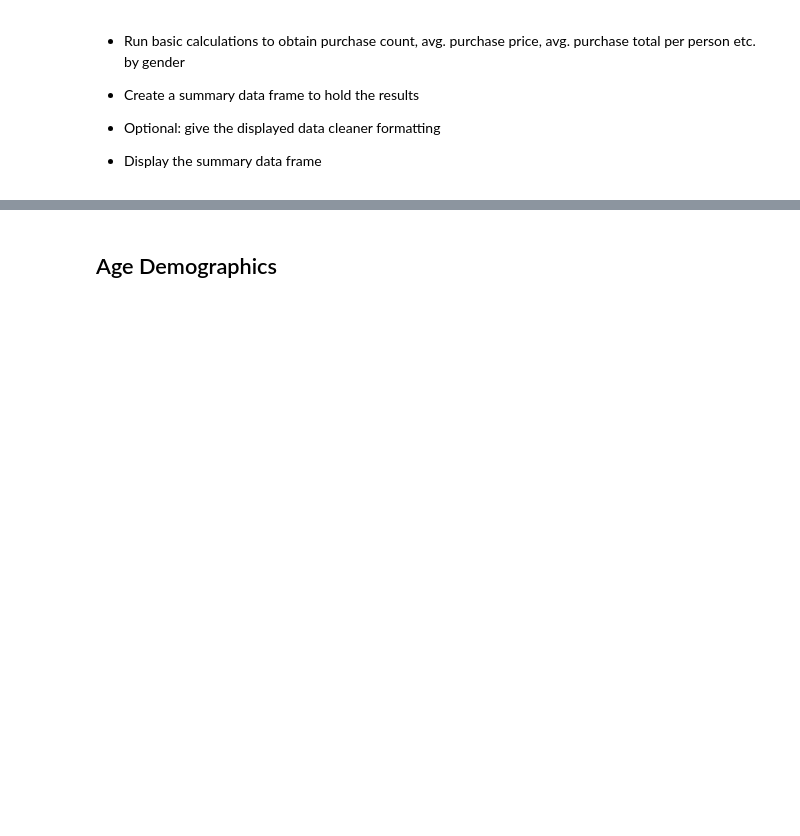
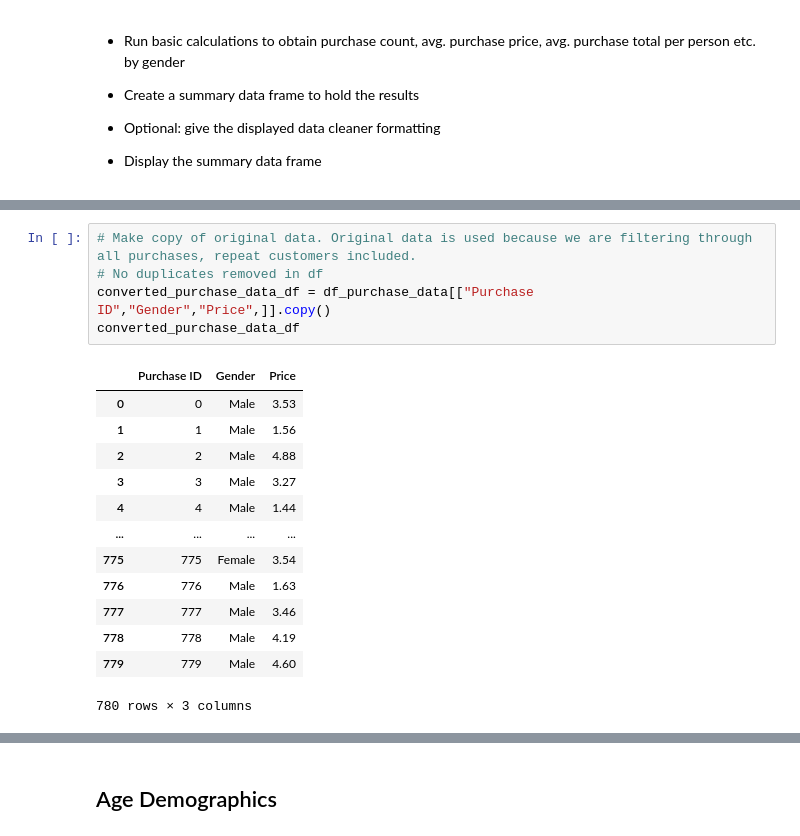
Before and after one commit to c-pompa/pandas-challenge, a Jupyter notebook: HeroesOfPymoli/HeroesOfPymoli_starter.ipynb, the cells around one changed output, grey strips where cells are left out. Drawn from its saved outputs; the diff is of its cells as text; blank space fills up the shorter version.

```diff
--- a/HeroesOfPymoli/HeroesOfPymoli_starter.ipynb
+++ b/HeroesOfPymoli/HeroesOfPymoli_starter.ipynb
@@ -198,0 +176,19 @@ gender_count_df
+# %%
+# Make copy of original data. Original data is used because we are filtering through all purchases, repeat customers included.
+# No duplicates removed in df
+converted_purchase_data_df = df_purchase_data[["Purchase ID","Gender","Price",]].copy()
+converted_purchase_data_df
+# %% [output]
+|  | Purchase ID | Gender | Price |
+| 0 | 0 | Male | 3.53 |
+| 1 | 1 | Male | 1.56 |
+| 2 | 2 | Male | 4.88 |
+| 3 | 3 | Male | 3.27 |
+| 4 | 4 | Male | 1.44 |
+| ... | ... | ... | ... |
+| 775 | 775 | Female | 3.54 |
+| 776 | 776 | Male | 1.63 |
+| 777 | 777 | Male | 3.46 |
+| 778 | 778 | Male | 4.19 |
+| 779 | 779 | Male | 4.60 |
+780 rows × 3 columns
```
Also changed, not shown: parts of 18 cells of this notebook.
